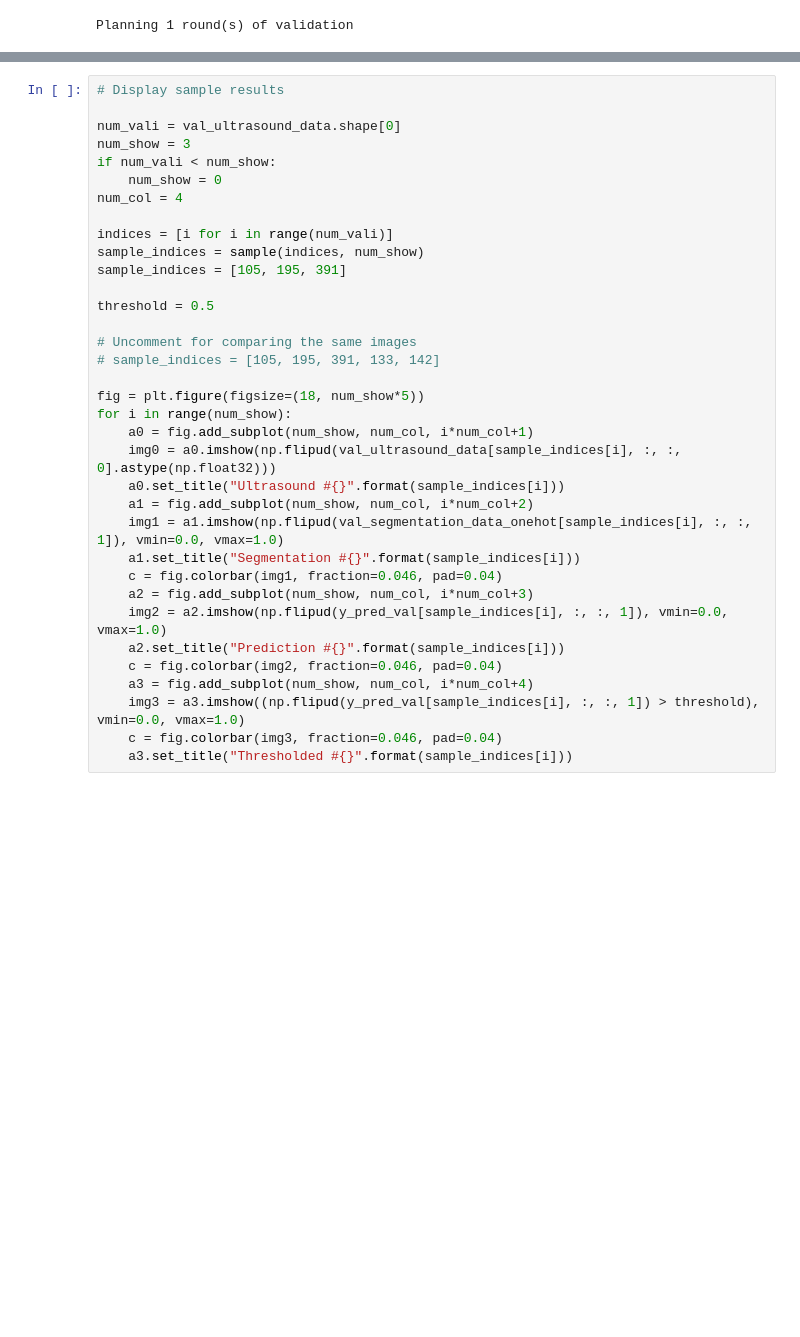
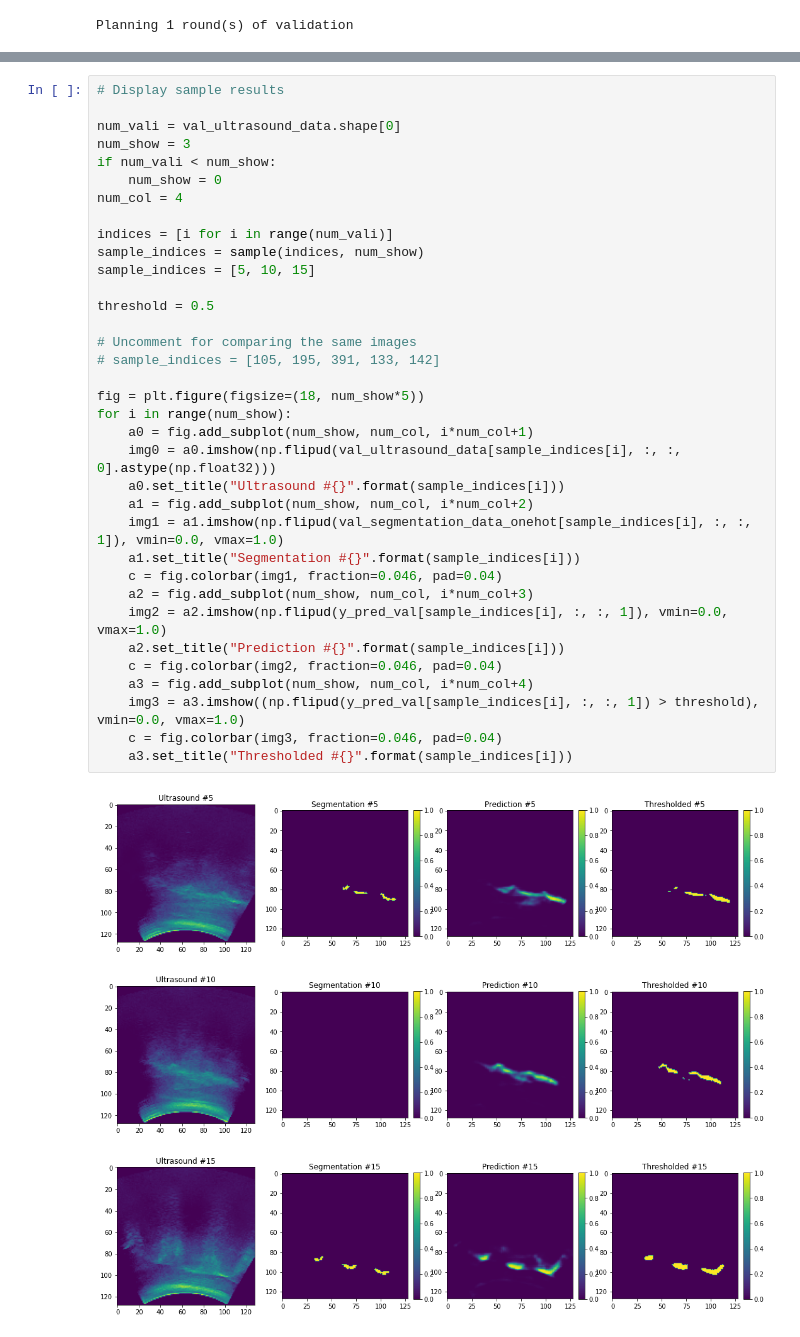
Before and after one commit to keiranbarr/aigt, a Jupyter notebook: UltrasoundSegmentation/UltrasoundBoneSegmentation-TF2.ipynb, the cells around one changed output, grey strips where cells are left out. Saved outputs shown, nothing was run; the diff lists cells and outputs as text; blank space fills up the shorter version.

```diff
--- a/UltrasoundSegmentation/UltrasoundBoneSegmentation-TF2.ipynb
+++ b/UltrasoundSegmentation/UltrasoundBoneSegmentation-TF2.ipynb
@@ -433,34 +456,36 @@ num_vali = val_ultrasound_data.shape[0]
 num_show = 3
 if num_vali < num_show:
     num_show = 0
 num_col = 4
 
 indices = [i for i in range(num_vali)]
 sample_indices = sample(indices, num_show)
-sample_indices = [105, 195, 391]
+sample_indices = [5, 10, 15]
 
 threshold = 0.5
 
 # Uncomment for comparing the same images
 # sample_indices = [105, 195, 391, 133, 142]
 
 fig = plt.figure(figsize=(18, num_show*5))
 for i in range(num_show):
     a0 = fig.add_subplot(num_show, num_col, i*num_col+1)
     img0 = a0.imshow(np.flipud(val_ultrasound_data[sample_indices[i], :, :, 0].astype(np.float32)))
     a0.set_title("Ultrasound #{}".format(sample_indices[i]))
     a1 = fig.add_subplot(num_show, num_col, i*num_col+2)
     img1 = a1.imshow(np.flipud(val_segmentation_data_onehot[sample_indices[i], :, :, 1]), vmin=0.0, vmax=1.0)
     a1.set_title("Segmentation #{}".format(sample_indices[i]))
     c = fig.colorbar(img1, fraction=0.046, pad=0.04)
     a2 = fig.add_subplot(num_show, num_col, i*num_col+3)
     img2 = a2.imshow(np.flipud(y_pred_val[sample_indices[i], :, :, 1]), vmin=0.0, vmax=1.0)
     a2.set_title("Prediction #{}".format(sample_indices[i]))
     c = fig.colorbar(img2, fraction=0.046, pad=0.04)
     a3 = fig.add_subplot(num_show, num_col, i*num_col+4)
     img3 = a3.imshow((np.flipud(y_pred_val[sample_indices[i], :, :, 1]) > threshold), vmin=0.0, vmax=1.0)
     c = fig.colorbar(img3, fraction=0.046, pad=0.04)
     a3.set_title("Thresholded #{}".format(sample_indices[i]))
+# %% [output]
+[figure, added]
 # %%
 # Save notebook so all output is archived by the next cell
 
```
Also changed, not shown: parts of 8 cells of this notebook.
